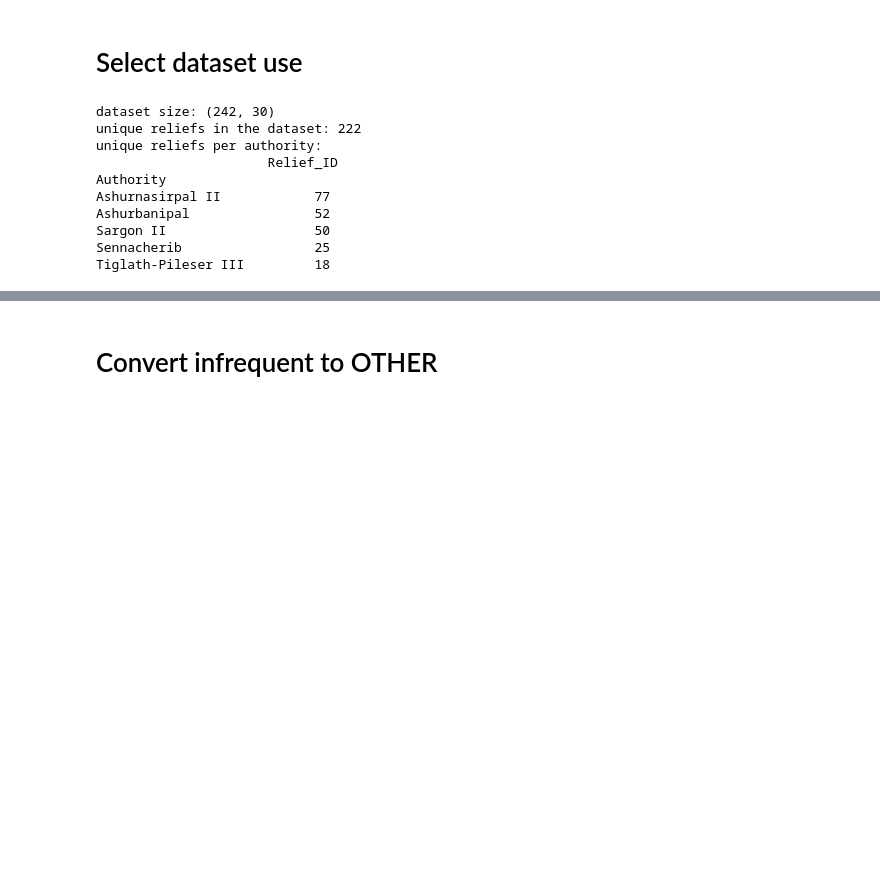
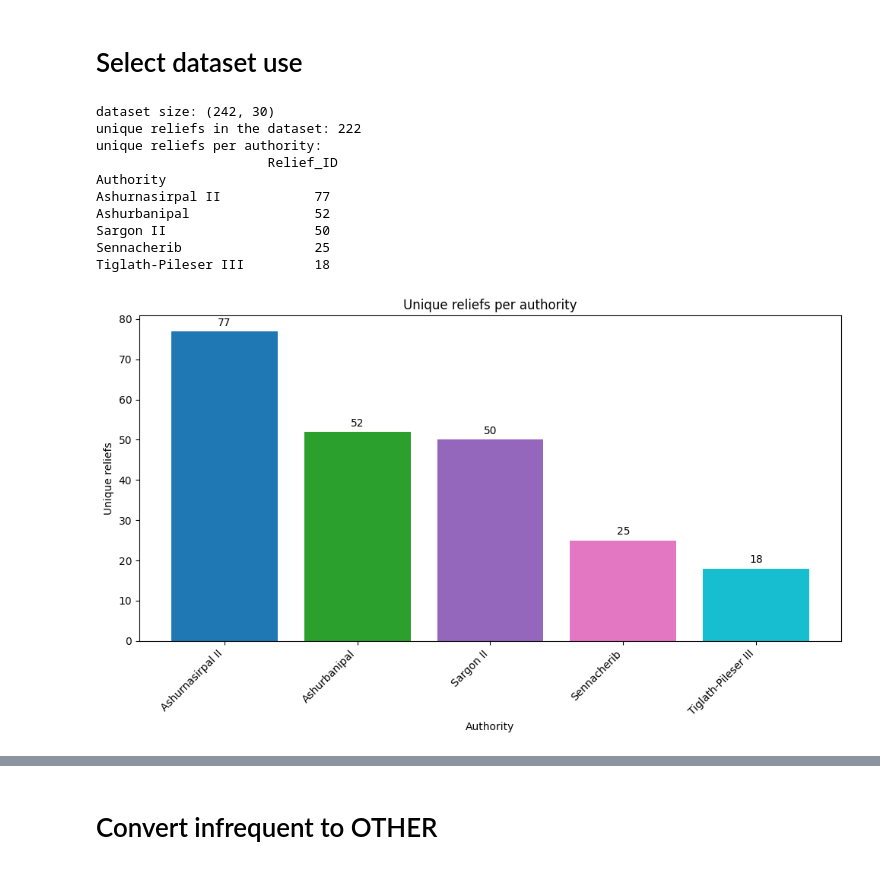
Before and after one commit to chendwend/thesis-assyrian-relief, a Jupyter notebook: notebooks/02_splitting.ipynb, the cells around one changed output, grey strips where cells are left out. Saved outputs shown, nothing was run; the diff lists cells and outputs as text; code cells hidden in the pictures; blank space fills up the shorter version.

```diff
--- a/notebooks/02_splitting.ipynb
+++ b/notebooks/02_splitting.ipynb
@@ -41,23 +42,43 @@ df_full.head()
 # %% [markdown]
 # Select dataset use
 # %%
-train = 'core_train'
+train = config["data"]["dataset_type"]
 df = df_full.query("style_analysis_use == @train")
 print(f"dataset size: {df.shape}")
 print(f"unique reliefs in the dataset: {df['Relief_ID'].nunique()}")
-assert df[df.duplicated(keep=False)].empty, "There are duplicate Relief_IDs in the dataset."
-assert df[df["Relief_ID"].isna()].empty, "There are missing Relief_IDs in the dataset."
+assert df["Relief_ID"].notna().all(), "There are missing Relief_IDs."
+
+# Each Relief_ID should belong to exactly one Authority
+relief_authority_counts = df.groupby("Relief_ID")["Authority"].nunique()
+bad = relief_authority_counts[relief_authority_counts > 1]
+assert bad.empty, f"Some Relief_IDs have multiple authorities:\n{bad}"
+
 unique_reliefs_per_authority = df[['Authority', 'Relief_ID']].groupby(df['Authority']).nunique()
 print(f"unique reliefs per authority:\n {unique_reliefs_per_authority.sort_values(by='Relief_ID', ascending=False)}")
 assert unique_reliefs_per_authority.sum().values == df['Relief_ID'].nunique(), "There are duplicate Relief_IDs in the dataset."
+
+counts = unique_reliefs_per_authority["Relief_ID"].sort_values(ascending=False)
+n = len(counts)
+colors = plt.cm.tab10(np.linspace(0, 0.9, n))
+fig, ax = plt.subplots(figsize=(10, 6))
+bars = ax.bar(counts.index.astype(str), counts.values, color=colors)
+ax.bar_label(bars, fmt="%d", padding=3, fontsize=10)
+ax.set_xlabel("Authority")
+ax.set_ylabel("Unique reliefs")
+ax.set_title("Unique reliefs per authority")
+ax.set_xticks(range(len(counts)))
+ax.set_xticklabels(counts.index, rotation=45, ha="right")
+fig.tight_layout()
+plt.show()
 # %% [output]
 dataset size: (242, 30)
 unique reliefs in the dataset: 222
 unique reliefs per authority:
                       Relief_ID
 Authority
 Ashurnasirpal II            77
 Ashurbanipal                52
 Sargon II                   50
 Sennacherib                 25
 Tiglath-Pileser III         18
+[figure, added]
```
Also changed, not shown: parts of 11 cells of this notebook, 8 other files.
